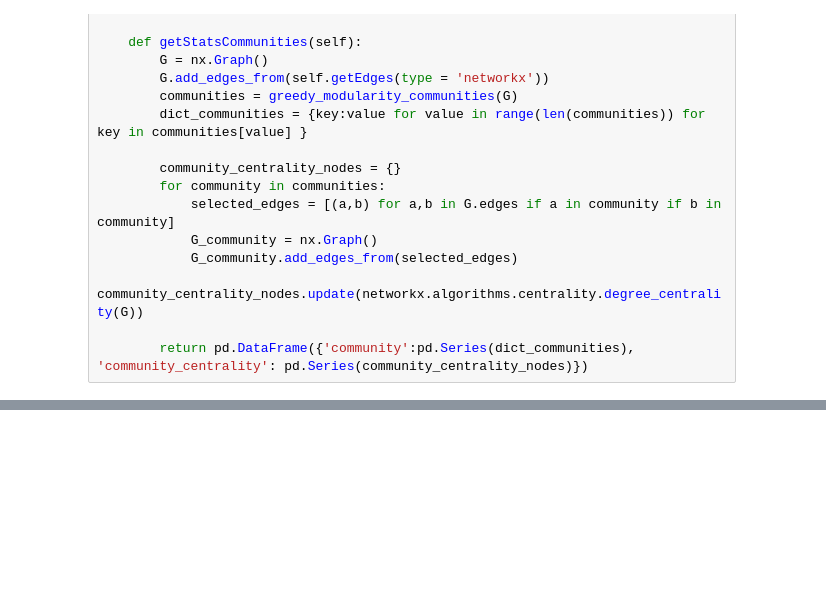
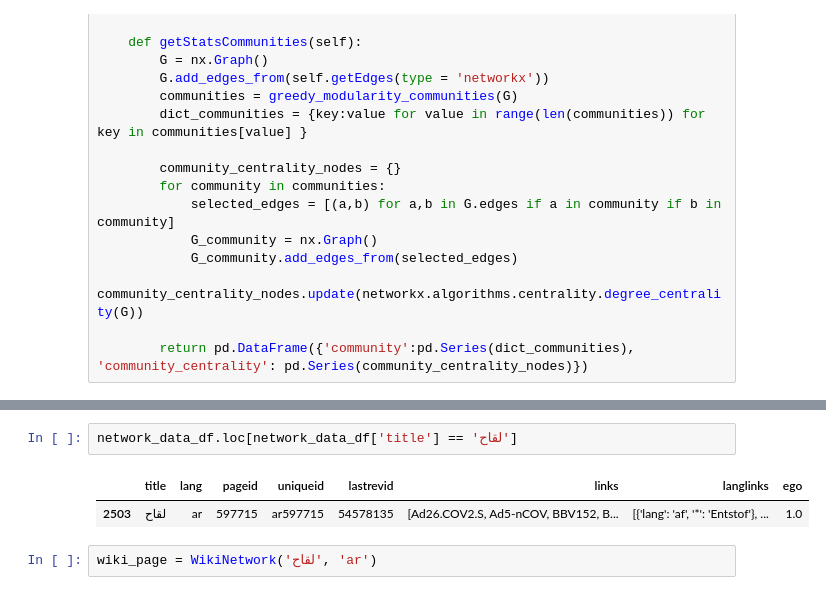
Before and after one commit to teijehidde/Comparing-Wiki-Knowledge-Networks, a Jupyter notebook: Code/Notebook_app.ipynb, the cells around one changed output, grey strips where cells are left out. Saved outputs shown, nothing was run; the diff lists cells and outputs as text; blank space fills up the shorter version.

```diff
--- a/Code/Notebook_app.ipynb
+++ b/Code/Notebook_app.ipynb
@@ -144,0 +127,7 @@ wiki_network.getStatsNodes()
+# %%
+network_data_df.loc[network_data_df['title'] == 'لقاح']
+# %% [output]
+|  | title | lang | pageid | uniqueid | lastrevid | links | langlinks | ego |
+| 2503 | لقاح | ar | 597715 | ar597715 | 54578135 | [Ad26.COV2.S, Ad5-nCOV, BBV152, B... | [{'lang': 'af', '*': 'Entstof'}, ... | 1.0 |
+# %%
+wiki_page = WikiNetwork('لقاح', 'ar')
```
Also changed, not shown: parts of 11 cells of this notebook, 1 other file.
